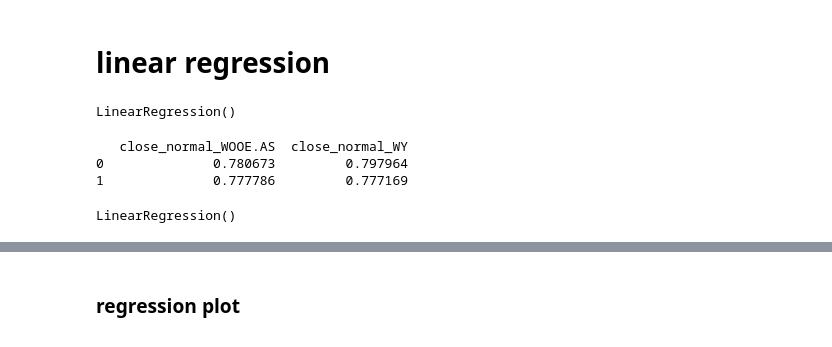
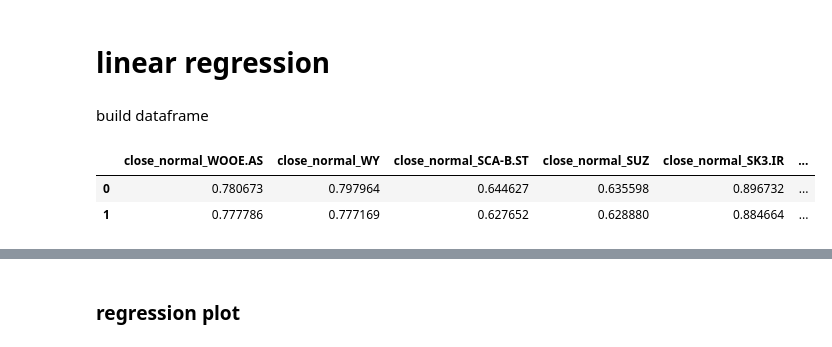
Before and after one commit to scaja/python_libraries_toolkits_for_modern_day_analysts_deprecated, a Jupyter notebook: 04_data_modeling.ipynb, the cells around one changed output, grey strips where cells are left out. Saved outputs shown, nothing was run; the diff lists cells and outputs as text; code cells hidden in the pictures.

```diff
--- a/04_data_modeling.ipynb
+++ b/04_data_modeling.ipynb
@@ -21,38 +53,23 @@ import matplotlib.pyplot as plt
 # %% [markdown]
 # linear regression
-# %%
-lm = LinearRegression()
-lm
-# %% [output]
-LinearRegression()
-# %%
-#ticker_symbols = ['WY', 'SCA-B.ST'] #, 'SUZ', 'SK3.IR', 'IP', 'STERV.HE','RYN', 'WFG', 'WRK', 'PCH']
-
-ticker_symbol_1 = 'WOOE.AS'
-ticker_symbol_2 = 'WY'
-
-# load first item
-company_name = yf.Ticker(ticker_symbol_1).info['longName'].replace(r'/', ' ')
-columns = '`close_normal_' + ticker_symbol_1 + '`'
-conn = sqlite3.connect('stocks_prep.db')
-sql = "SELECT " + columns + " FROM `" + company_name + "`"
-aux_var_stock_price_1 = pd.read_sql(sql,conn)
-
-# load second item
-company_name = yf.Ticker(ticker_symbol_2).info['longName'].replace(r'/', ' ')
-columns = 'close_normal_' + ticker_symbol_2
-conn = sqlite3.connect('stocks_prep.db')
-sql = "SELECT " + columns + " FROM `" + company_name + "`"
-aux_var_stock_price_2 = pd.read_sql(sql,conn)
-
-X = aux_var_stock_price_1
-Y = aux_var_stock_price_2
-# %%
-aux_var_stock_prices = pd.concat([aux_var_stock_price_1, aux_var_stock_price_2], axis=1)
-print(aux_var_stock_prices.head(2))
-lm.fit(X,Y)
-# %% [output]
-   close_normal_WOOE.AS  close_normal_WY
-0              0.780673         0.797964
-1              0.777786         0.777169
-LinearRegression()
+# %% [markdown]
+build dataframe
+# %%
+ticker_symbols = ['WOOE.AS', 'WY', 'SCA-B.ST', 'SUZ', 'SK3.IR', 'IP', 'STERV.HE','RYN', 'WFG', 'WRK', 'PCH']
+bucket_stock_prices = pd.DataFrame()
+
+for ticker_symbol in ticker_symbols:
+
+    # load first item
+    stock_mode_obj = stock_mode(ticker_symbol)
+    columns = '`close_normal_' + ticker_symbol + '`'
+    bucket_stock_prices_load = stock_mode_obj.read_sqlite_database(stock_mode_obj.ticker_symbol, 'stocks_prep.db', columns)
+
+    # concat data
+    bucket_stock_prices = pd.concat([bucket_stock_prices, bucket_stock_prices_load], axis=1)
+
+bucket_stock_prices.head(2)
+# %% [output]
+|  | close_normal_WOOE.AS | close_normal_WY | close_normal_SCA-B.ST | close_normal_SUZ | close_normal_SK3.IR | ... |
+| 0 | 0.780673 | 0.797964 | 0.644627 | 0.635598 | 0.896732 | ... |
+| 1 | 0.777786 | 0.777169 | 0.627652 | 0.628880 | 0.884664 | ... |
```
Also changed, not shown: parts of 9 cells of this notebook, 1 other file.
